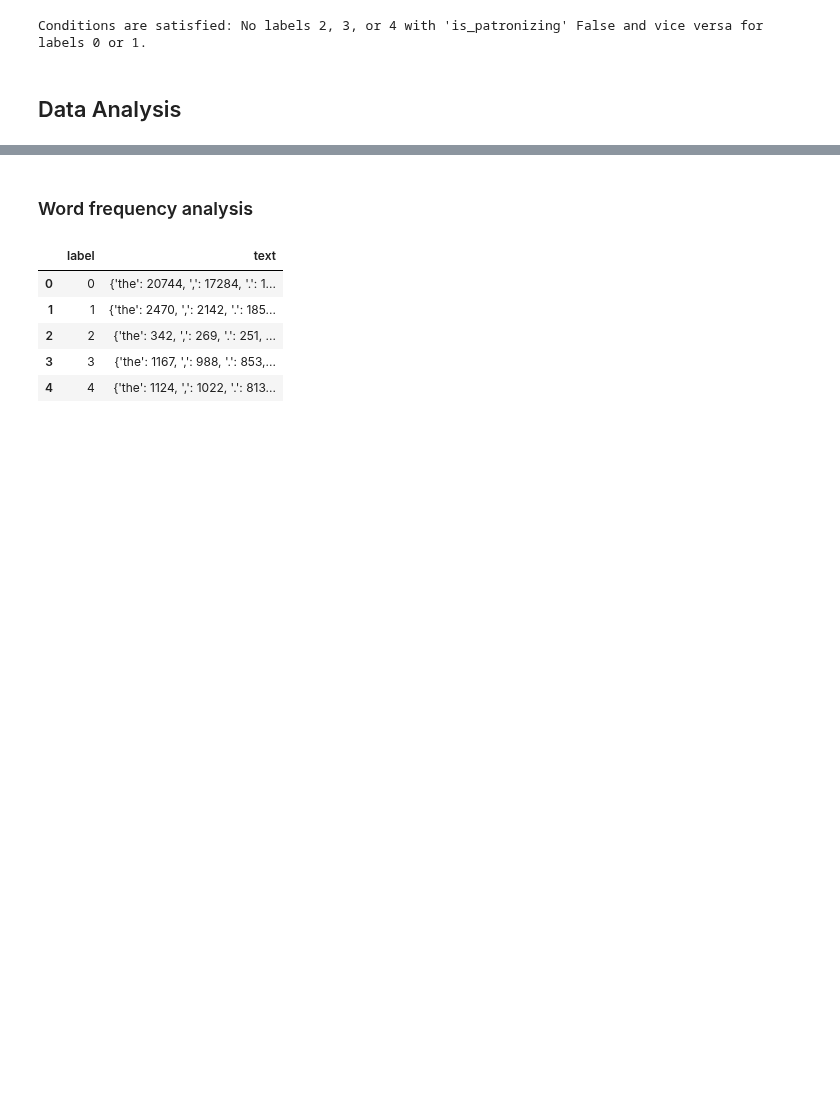
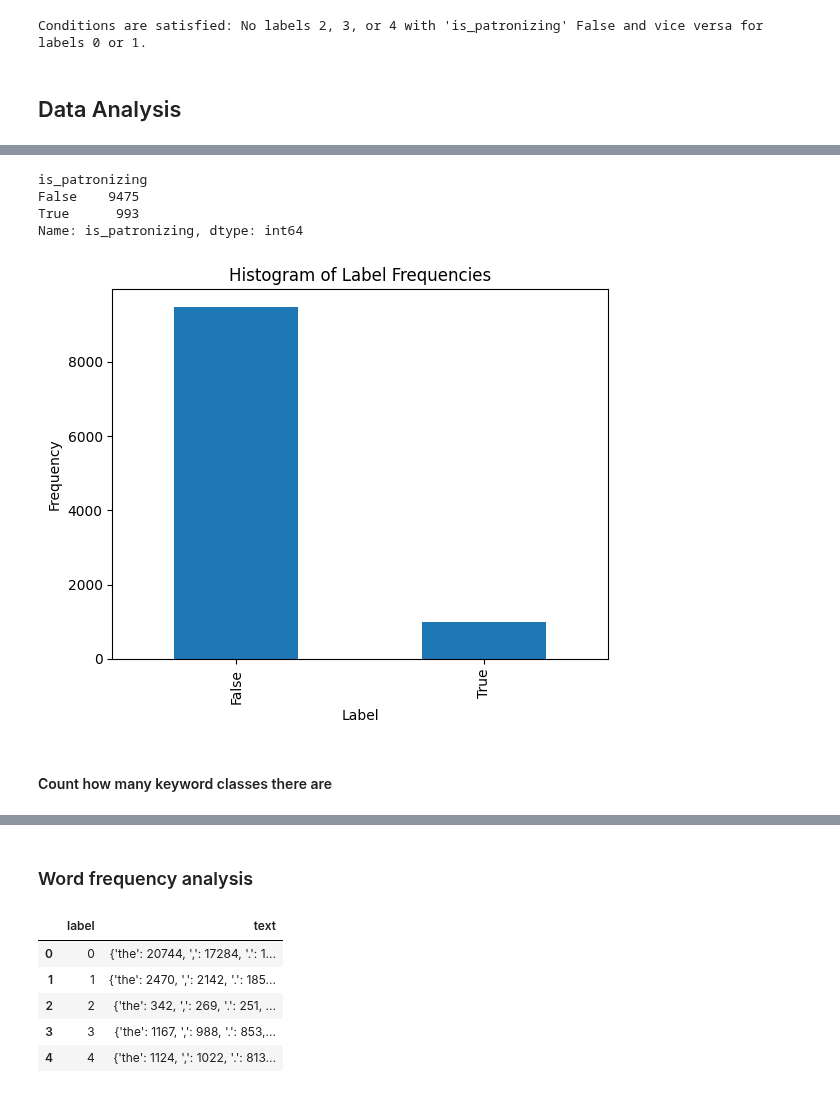
Before and after one commit to avzh1/nlp_bert_classifier, a Jupyter notebook: src/data_analysis/data_analysis.ipynb, the cells around one changed output, grey strips where cells are left out. Cells and saved outputs as stored; diff of their text form; code cells hidden in the pictures; blank space fills up the shorter version.

```diff
--- a/src/data_analysis/data_analysis.ipynb
+++ b/src/data_analysis/data_analysis.ipynb
@@ -217,0 +249,23 @@ Conditions are satisfied: No labels 2, 3, or 4 with 'is_patronizing' False and v
+# %%
+patronizing_counts = joined_df.groupby(by='is_patronizing')['is_patronizing'].count()
+patronizing_counts
+# %% [output]
+is_patronizing
+False    9475
+True      993
+Name: is_patronizing, dtype: int64
+# %%
+# Plotting histogram
+patronizing_counts.plot(kind='bar')
+
+# Adding labels and title
+plt.xlabel('Label')
+plt.ylabel('Frequency')
+plt.title('Histogram of Label Frequencies')
+
+# Display the plot
+plt.show()
+# %% [output]
+[figure, added]
+# %% [markdown]
+#### Count how many keyword classes there are
```
Also changed, not shown: parts of 10 cells of this notebook, 4 other files.
